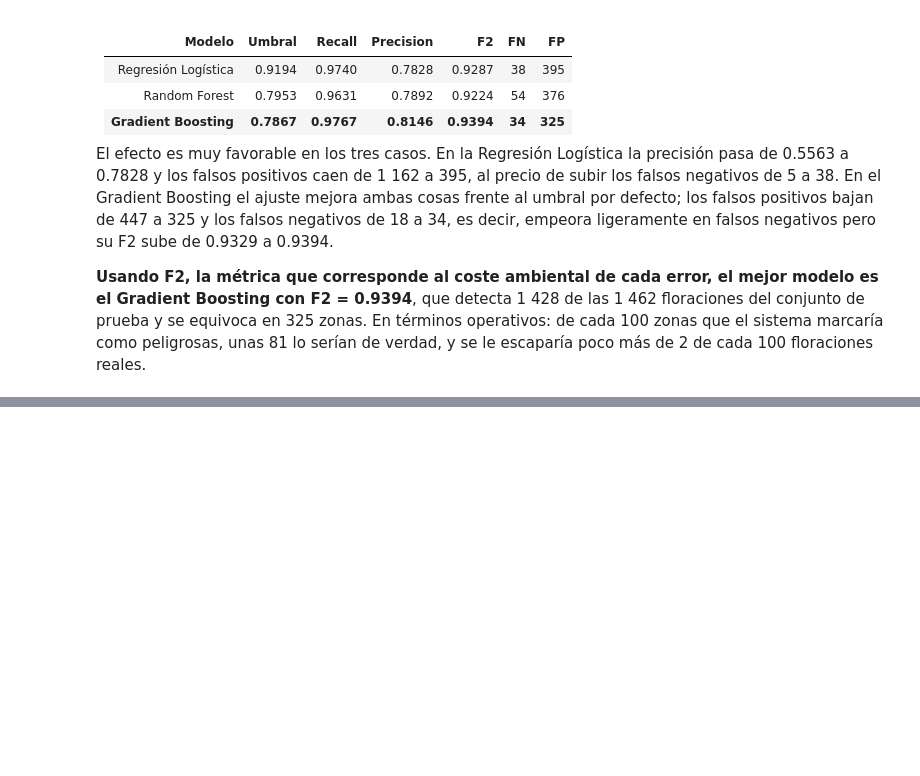
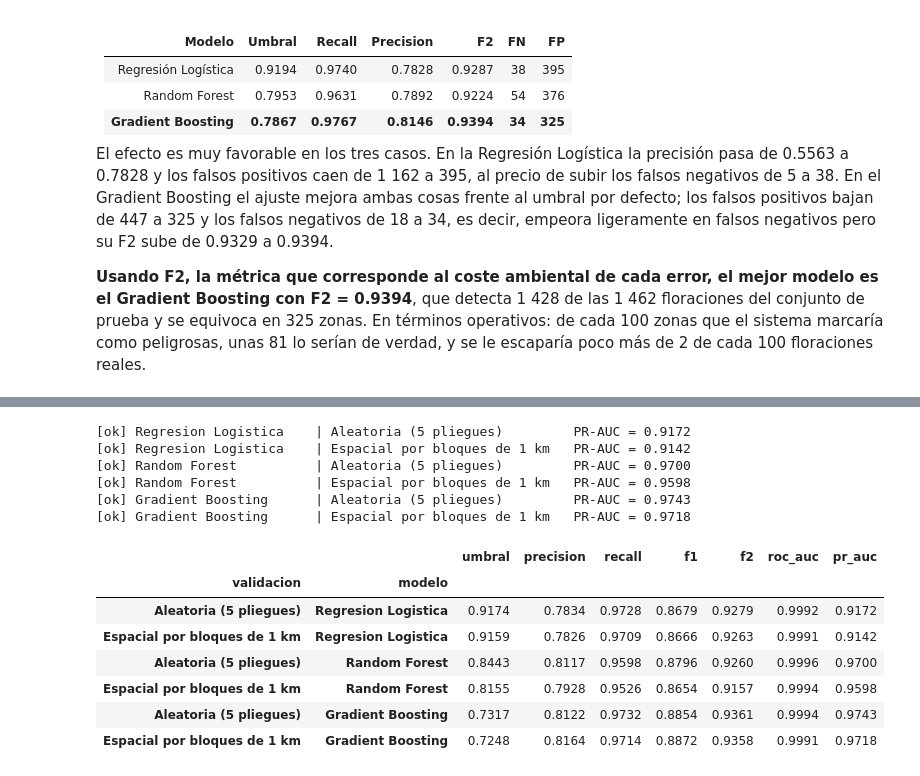
Before and after one commit to Tunchxz/CC3084-Laboratorio-4, a Jupyter notebook: notebooks/04_modelos_cianobacteria.ipynb, the cells around one changed output, grey strips where cells are left out. Saved outputs shown, nothing was run; the diff lists cells and outputs as text; code cells hidden in the pictures; blank space fills up the shorter version.

```diff
--- a/notebooks/04_modelos_cianobacteria.ipynb
+++ b/notebooks/04_modelos_cianobacteria.ipynb
@@ -393,0 +484,44 @@ El efecto es muy favorable en los tres casos. En la Regresión Logística la pre
+# %%
+X_esp = espacial[dml.PREDICTORES]
+y_esp = espacial["y_alta"]
+grupos_espaciales = espacial["bloque_1km"]
+
+esquemas = {
+    "Aleatoria (5 pliegues)": (StratifiedKFold(n_splits=5, shuffle=True, random_state=SEMILLA), None),
+    "Espacial por bloques de 1 km": (StratifiedGroupKFold(n_splits=5), grupos_espaciales),
+}
+
+resultados_validacion = []
+predicciones_oof = {}
+for nombre_modelo, modelo in modelos.items():
+    for nombre_esquema, (particionador, grupos) in esquemas.items():
+        proba = cross_val_predict(
+            modelo, X_esp, y_esp, groups=grupos, cv=particionador,
+            method="predict_proba", n_jobs=1,
+        )[:, 1]
+        predicciones_oof[(nombre_modelo, nombre_esquema)] = proba
+        umbral, _ = umbral_optimo(y_esp, proba)
+        resultados_validacion.append(
+            metricas(nombre_modelo, y_esp, proba, umbral=umbral,
+                     extra={"validacion": nombre_esquema})
+        )
+        print(f"[ok] {nombre_modelo:22s} | {nombre_esquema:30s} "
+              f"PR-AUC = {average_precision_score(y_esp, proba):.4f}")
+
+validacion = pd.DataFrame(resultados_validacion).set_index(["validacion", "modelo"])
+validacion[["umbral", "precision", "recall", "f1", "f2", "roc_auc", "pr_auc"]].round(4)
+# %% [output]
+[ok] Regresion Logistica    | Aleatoria (5 pliegues)         PR-AUC = 0.9172
+[ok] Regresion Logistica    | Espacial por bloques de 1 km   PR-AUC = 0.9142
+[ok] Random Forest          | Aleatoria (5 pliegues)         PR-AUC = 0.9700
+[ok] Random Forest          | Espacial por bloques de 1 km   PR-AUC = 0.9598
+[ok] Gradient Boosting      | Aleatoria (5 pliegues)         PR-AUC = 0.9743
+[ok] Gradient Boosting      | Espacial por bloques de 1 km   PR-AUC = 0.9718
+|  |  | umbral | precision | recall | f1 | f2 | roc_auc | pr_auc |
+| validacion | modelo |  |  |  |  |  |  |  |
+| Aleatoria (5 pliegues) | Regresion Logistica | 0.9174 | 0.7834 | 0.9728 | 0.8679 | 0.9279 | 0.9992 | 0.9172 |
+| Espacial por bloques de 1 km | Regresion Logistica | 0.9159 | 0.7826 | 0.9709 | 0.8666 | 0.9263 | 0.9991 | 0.9142 |
+| Aleatoria (5 pliegues) | Random Forest | 0.8443 | 0.8117 | 0.9598 | 0.8796 | 0.9260 | 0.9996 | 0.9700 |
+| Espacial por bloques de 1 km | Random Forest | 0.8155 | 0.7928 | 0.9526 | 0.8654 | 0.9157 | 0.9994 | 0.9598 |
+| Aleatoria (5 pliegues) | Gradient Boosting | 0.7317 | 0.8122 | 0.9732 | 0.8854 | 0.9361 | 0.9994 | 0.9743 |
+| Espacial por bloques de 1 km | Gradient Boosting | 0.7248 | 0.8164 | 0.9714 | 0.8872 | 0.9358 | 0.9991 | 0.9718 |
```
Also changed, not shown: parts of 15 cells of this notebook.
